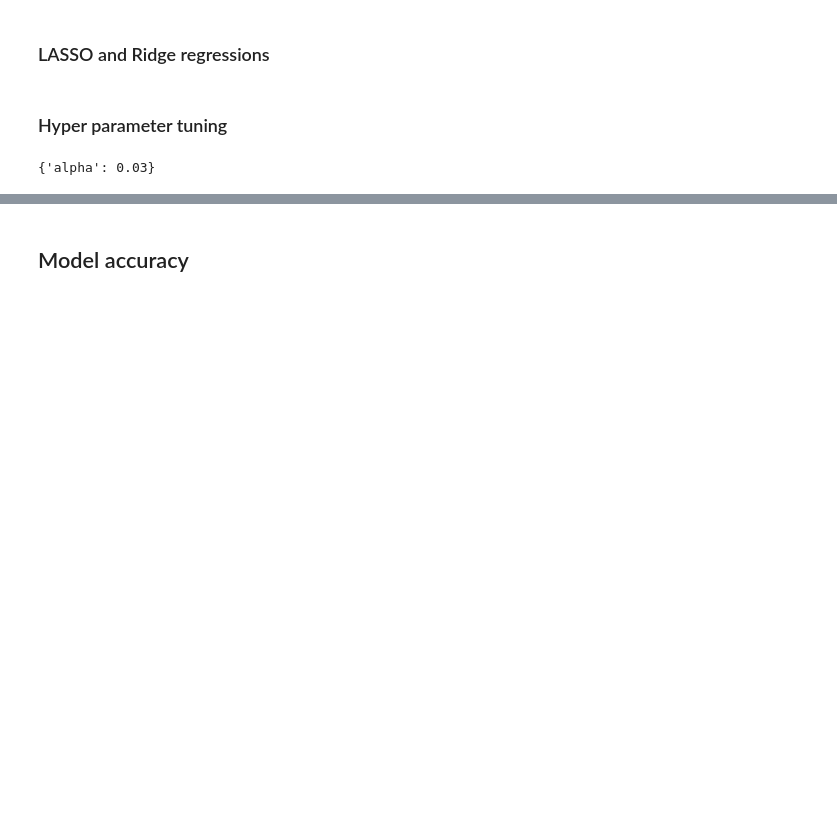
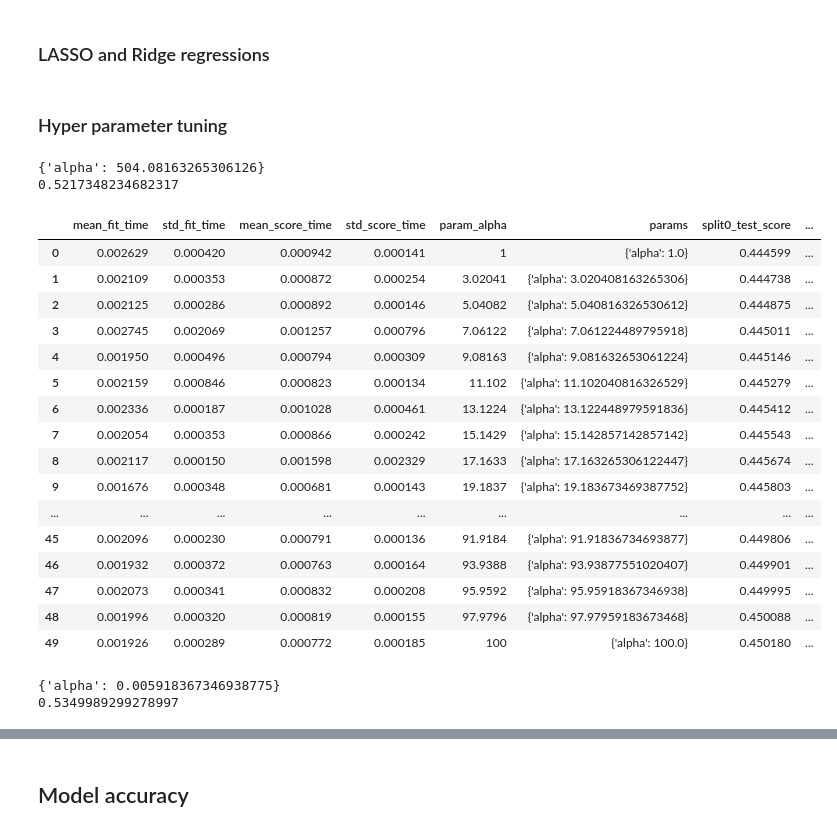
Before and after one commit to aghilissen/Mod_4_Project, a Jupyter notebook: AG.ipynb, the cells around one changed output, grey strips where cells are left out. Drawn from its saved outputs; the diff is of its cells as text; code cells hidden in the pictures; blank space fills up the shorter version.

Commit message:
We have the model!

```diff
--- a/AG.ipynb
+++ b/AG.ipynb
@@ -110,7 +132,7 @@ X_train, X_test, y_train, y_test = train_test_split(dfFeatures,
                                                     random_state=100
                                                    )
 # Initialising K-Folds
-kfold = KFold(n_splits=10, random_state=100, shuffle=True)
+kfold = KFold(n_splits=5, random_state=100, shuffle=True)
 # %%
 # Scaling
 scaler = StandardScaler()
@@ -118,9 +140,9 @@ X_train_s = scaler.fit_transform(X_train)
 X_test_s = scaler.transform(X_test)
 
 # model type
-model = LinearRegression()
+linmodel = LinearRegression()
 
 # modelling itself
-model.fit(X_train_s,y_train)
+linmodel.fit(X_train_s,y_train)
 # %% [output]
 LinearRegression(copy_X=True, fit_intercept=True, n_jobs=None, normalize=False)
@@ -195,11 +201,11 @@ r_squared_score: 0.6030079234113668
 # %% [markdown]
 ### Polynomial code
 # %%
-# degree: 0.5, 1, 2, 3, 4
+# degree: 1, 2, 3, 4
 scaler = StandardScaler()
 
 # Polynomial transformation
-poly_reg = PolynomialFeatures(degree=2)
+poly_reg = PolynomialFeatures(degree=3)
 X_poly = poly_reg.fit_transform(X_train)
 model = LinearRegression()
 X_poly_s = scaler.fit_transform(X_poly)
@@ -222,19 +218,64 @@ model = LinearRegression().fit(X_train,y_train)
 ### LASSO and Ridge regressions
 # %% [markdown]
 ### Hyper parameter tuning
+# %%
+ridge = Ridge()
+# alpha was narrowed down manually
+ridge_params = {'alpha' : np.linspace(100,1000)}
+
+grid = GridSearchCV(estimator = ridge,
+                    param_grid = ridge_params,
+                    scoring = 'r2',
+                    cv = kfold,
+                    n_jobs = -1,
+                    return_train_score=True
+                   )
+
+grid = grid.fit(X_poly_s, y_train)
+print(grid.best_params_)
+print(grid.best_score_)
+
+## {'alpha': 504.08163265306126}
+# %% [output]
+{'alpha': 504.08163265306126}
+0.5217348234682317
+# %%
+pd.DataFrame(grid.cv_results_)
+# %% [output]
+|  | mean_fit_time | std_fit_time | mean_score_time | std_score_time | param_alpha | params | split0_test_score | ... |
+| 0 | 0.002629 | 0.000420 | 0.000942 | 0.000141 | 1 | {'alpha': 1.0} | 0.444599 | ... |
+| 1 | 0.002109 | 0.000353 | 0.000872 | 0.000254 | 3.02041 | {'alpha': 3.020408163265306} | 0.444738 | ... |
+| 2 | 0.002125 | 0.000286 | 0.000892 | 0.000146 | 5.04082 | {'alpha': 5.040816326530612} | 0.444875 | ... |
+| 3 | 0.002745 | 0.002069 | 0.001257 | 0.000796 | 7.06122 | {'alpha': 7.061224489795918} | 0.445011 | ... |
+| 4 | 0.001950 | 0.000496 | 0.000794 | 0.000309 | 9.08163 | {'alpha': 9.081632653061224} | 0.445146 | ... |
+| 5 | 0.002159 | 0.000846 | 0.000823 | 0.000134 | 11.102 | {'alpha': 11.102040816326529} | 0.445279 | ... |
+| 6 | 0.002336 | 0.000187 | 0.001028 | 0.000461 | 13.1224 | {'alpha': 13.122448979591836} | 0.445412 | ... |
+| 7 | 0.002054 | 0.000353 | 0.000866 | 0.000242 | 15.1429 | {'alpha': 15.142857142857142} | 0.445543 | ... |
+| 8 | 0.002117 | 0.000150 | 0.001598 | 0.002329 | 17.1633 | {'alpha': 17.163265306122447} | 0.445674 | ... |
+| 9 | 0.001676 | 0.000348 | 0.000681 | 0.000143 | 19.1837 | {'alpha': 19.183673469387752} | 0.445803 | ... |
+| ... | ... | ... | ... | ... | ... | ... | ... | ... |
+| 45 | 0.002096 | 0.000230 | 0.000791 | 0.000136 | 91.9184 | {'alpha': 91.91836734693877} | 0.449806 | ... |
+| 46 | 0.001932 | 0.000372 | 0.000763 | 0.000164 | 93.9388 | {'alpha': 93.93877551020407} | 0.449901 | ... |
+| 47 | 0.002073 | 0.000341 | 0.000832 | 0.000208 | 95.9592 | {'alpha': 95.95918367346938} | 0.449995 | ... |
+| 48 | 0.001996 | 0.000320 | 0.000819 | 0.000155 | 97.9796 | {'alpha': 97.97959183673468} | 0.450088 | ... |
+| 49 | 0.001926 | 0.000289 | 0.000772 | 0.000185 | 100 | {'alpha': 100.0} | 0.450180 | ... |
 # %%
-model = Lasso()
+lasso = Lasso()
 # alpha was narrowed down manually
-lasso_params = {'alpha' : [0.01, 0.02, 0.03, 0.04, 0.05, 0.06, 0.07, 0.08, 0.09, 0.1]}
+lasso_params = {'alpha' : np.linspace(0, .01)}
 
-grid = GridSearchCV(estimator = model,
+grid = GridSearchCV(estimator = lasso,
                     param_grid = lasso_params,
                     scoring = 'r2',
-                    cv = 5,
+                    cv = 10,
                     n_jobs = -1)
 
-grid = grid.fit(X_train_s, y_train)
-grid.best_params_
+grid = grid.fit(X_poly_s, y_train)
+print(grid.best_params_)
+print(grid.best_score_)
+
+## {'alpha': 0.005918367346938775}
 # %% [output]
-{'alpha': 0.03}
+{'alpha': 0.005918367346938775}
+0.5349989299278997
 # %%
```
Also changed, not shown: parts of 32 cells of this notebook.
